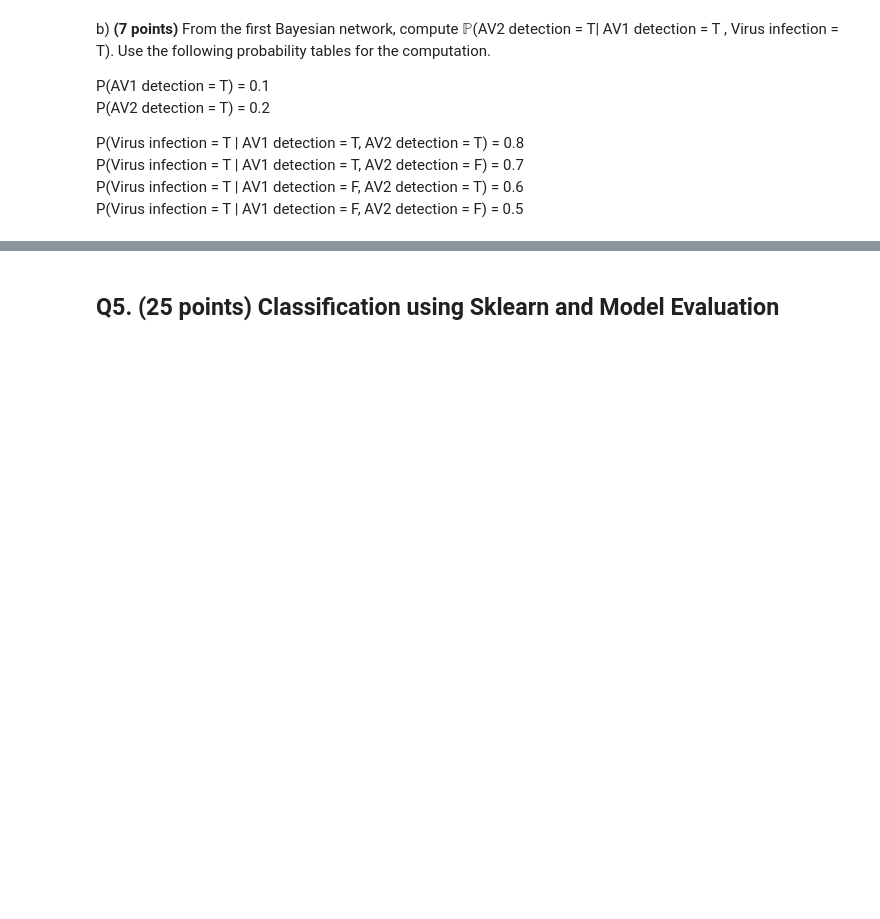
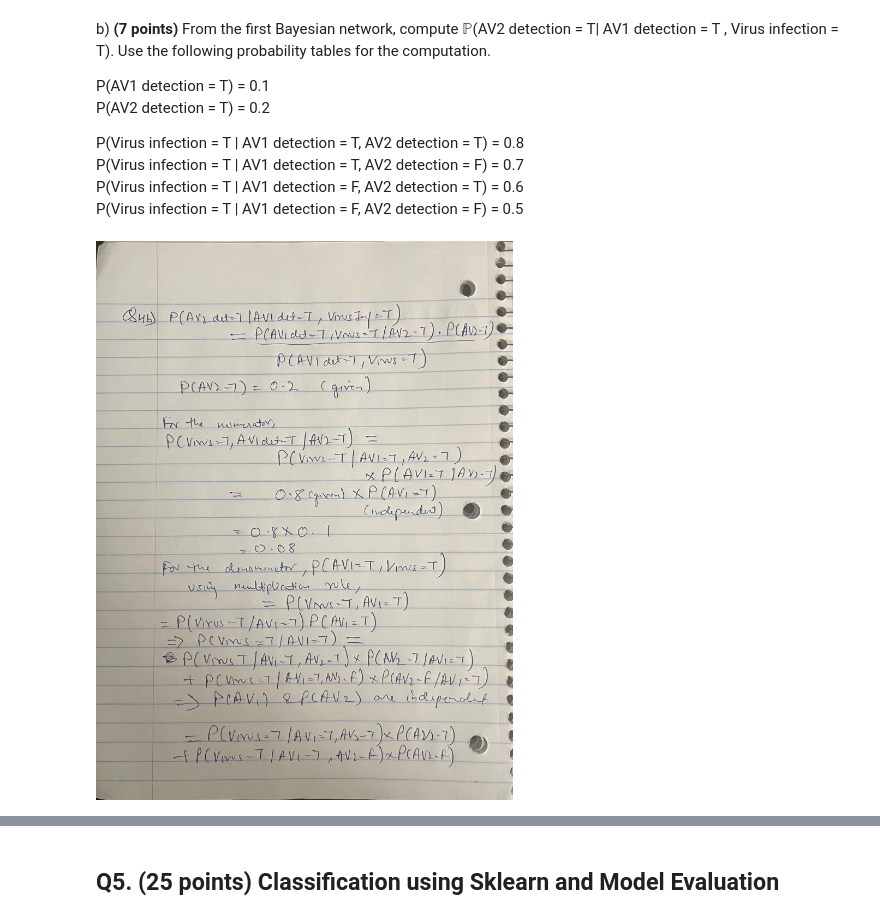
Before and after one commit to milindbhatiaa/Advance_Machine_Learning, a Jupyter notebook: HW4/HW_4_Mansi_Milind.ipynb, the cells around one changed output, grey strips where cells are left out. Saved outputs shown, nothing was run; the diff lists cells and outputs as text; code cells hidden in the pictures; blank space fills up the shorter version.

```diff
--- a/HW4/HW_4_Mansi_Milind.ipynb
+++ b/HW4/HW_4_Mansi_Milind.ipynb
@@ -288,3 +336,9 @@ P(Virus infection = T | AV1 detection = T, AV2 detection = T) = 0.8 \
 P(Virus infection = T | AV1 detection = T, AV2 detection = F) = 0.7 \
 P(Virus infection = T | AV1 detection = F, AV2 detection = T) = 0.6 \
 P(Virus infection = T | AV1 detection = F, AV2 detection = F) = 0.5
+# %%
+from IPython import display
+
+display.Image("https://raw.githubusercontent.com/milindbhatiaa/Advance_Machine_Learning/main/HW4/Images/Q4b_1.jpeg")
+# %% [output]
+[figure, added]
```
Also changed, not shown: parts of 13 cells of this notebook, 3 other files.
